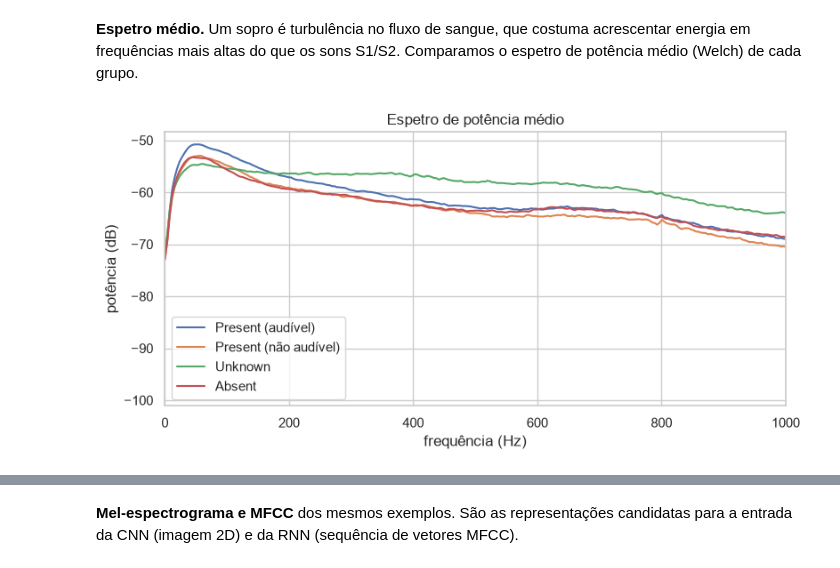
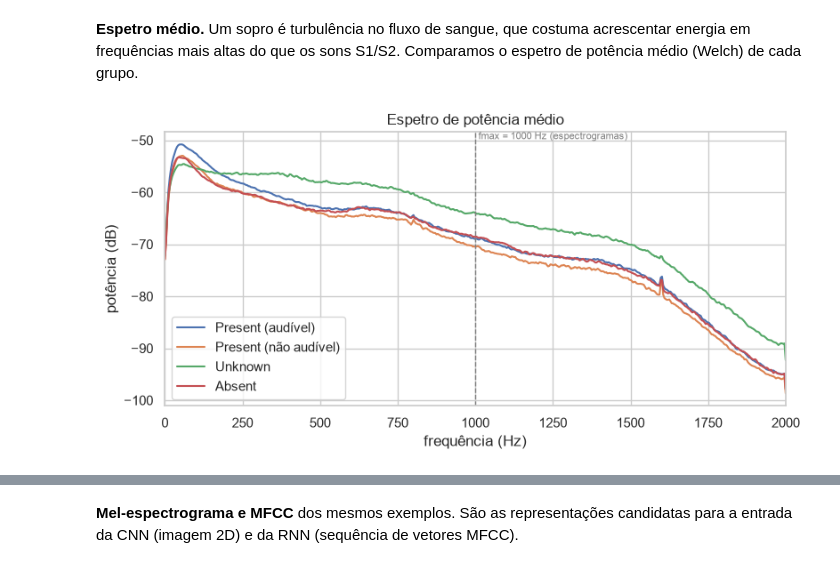
Before and after one commit to VituVVL/Murmurs-Detection, a Jupyter notebook: notebooks/01_exploracao_dados.ipynb, the cells around one changed output, grey strips where cells are left out. Saved outputs shown, nothing was run; the diff lists cells and outputs as text; code cells hidden in the pictures.

```diff
--- a/notebooks/01_exploracao_dados.ipynb
+++ b/notebooks/01_exploracao_dados.ipynb
@@ -252,19 +298,21 @@ do que os sons S1/S2. Comparamos o espetro de potência médio (Welch) de cada g
 # %%
 def mean_spectrum(paths, n=150):
     paths = rng.choice(paths, size=min(n, len(paths)), replace=False)
     spectra = []
     for p in paths:
         x = load_audio(p)
         f, pxx = welch(x / (np.abs(x).max() + 1e-9), fs=SAMPLE_RATE, nperseg=1024)
         spectra.append(10 * np.log10(pxx + 1e-12))
     return f, np.mean(spectra, axis=0)
 
 fig, ax = plt.subplots(figsize=(9, 4))
 for name, df in groups.items():
     f, s = mean_spectrum(df["wav"].to_numpy())
     ax.plot(f, s, label=name)
-ax.set_xlim(0, 1000); ax.set_xlabel("frequência (Hz)"); ax.set_ylabel("potência (dB)")
+ax.axvline(1000, color="gray", ls="--", lw=1)
+ax.text(1010, ax.get_ylim()[1], "fmax = 1000 Hz (espectrogramas)", va="top", fontsize=8, color="gray")
+ax.set_xlim(0, SAMPLE_RATE / 2); ax.set_xlabel("frequência (Hz)"); ax.set_ylabel("potência (dB)")
 ax.set_title("Espetro de potência médio"); ax.legend()
 plt.show()
 # %% [output]
-[figure, old version]
+[figure, new version]
```
Also changed, not shown: parts of 8 cells of this notebook, 7 other files.
